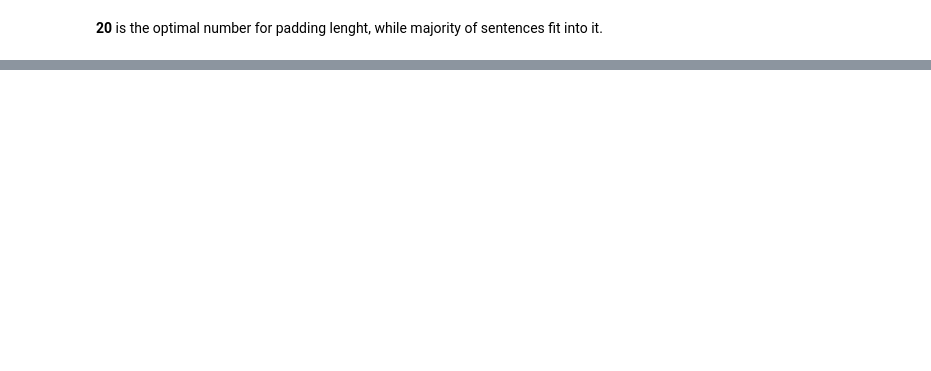
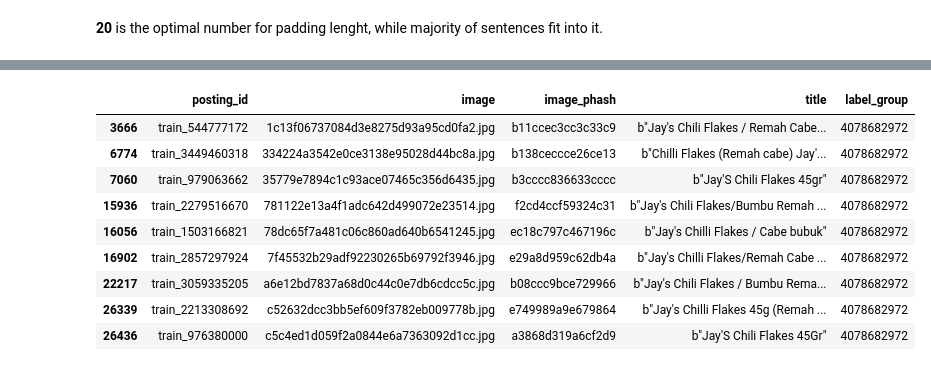
Before and after one commit to ovidijusku/sharingiscaring, a Jupyter notebook: shopee_detecting_similar_products.ipynb, the cells around one changed output, grey strips where cells are left out. Drawn from its saved outputs; the diff is of its cells as text; code cells hidden in the pictures; blank space fills up the shorter version.

```diff
--- a/shopee_detecting_similar_products.ipynb
+++ b/shopee_detecting_similar_products.ipynb
@@ -430,0 +428,5 @@ model()
+# %%
+# get predictions for test data
+with torch.no_grad():
+    preds = model(test_seq.to(device), test_mask.to(device))
+    preds = preds.detach().cpu().numpy()
@@ -430,0 +435,2 @@ model()
+# %%
+preds = np.argmax(preds, axis=1)
@@ -430,0 +439,2 @@ model()
+# %%
+preds = le.inverse_transform(preds)
@@ -430,0 +461,13 @@ model()
+# %%
+train_df[train_df.label_group == preds[2]]
+# %% [output]
+|  | posting_id | image | image_phash | title | label_group |
+| 3666 | train_544777172 | 1c13f06737084d3e8275d93a95cd0fa2.jpg | b11ccec3cc3c33c9 | b"Jay's Chili Flakes / Remah Cabe... | 4078682972 |
+| 6774 | train_3449460318 | 334224a3542e0ce3138e95028d44bc8a.jpg | b138ceccce26ce13 | b"Chilli Flakes (Remah cabe) Jay'... | 4078682972 |
+| 7060 | train_979063662 | 35779e7894c1c93ace07465c356d6435.jpg | b3cccc836633cccc | b"Jay'S Chili Flakes 45gr" | 4078682972 |
+| 15936 | train_2279516670 | 781122e13a4f1adc642d499072e23514.jpg | f2cd4ccf59324c31 | b"Jay's Chili Flakes/Bumbu Remah ... | 4078682972 |
+| 16056 | train_1503166821 | 78dc65f7a481c06c860ad640b6541245.jpg | ec18c797c467196c | b"Jay's Chilli Flakes / Cabe bubuk" | 4078682972 |
+| 16902 | train_2857297924 | 7f45532b29adf92230265b69792f3946.jpg | e29a8d959c62db4a | b"Jay's Chilli Flakes/Remah Cabe ... | 4078682972 |
+| 22217 | train_3059335205 | a6e12bd7837a68d0c44c0e7db6cdcc5c.jpg | b08ccc9bce729966 | b"Jay's Chili Flakes / Bumbu Rema... | 4078682972 |
+| 26339 | train_2213308692 | c52632dcc3bb5ef609f3782eb009778b.jpg | e749989a9e679864 | b"Jay's Chilli Flakes 45g (Remah ... | 4078682972 |
+| 26436 | train_976380000 | c5c4ed1d059f2a0844e6a7363092d1cc.jpg | a3868d319a6cf2d9 | b"Jay'S Chili Flakes 45Gr" | 4078682972 |
```
Also changed, not shown: parts of 13 cells of this notebook.
